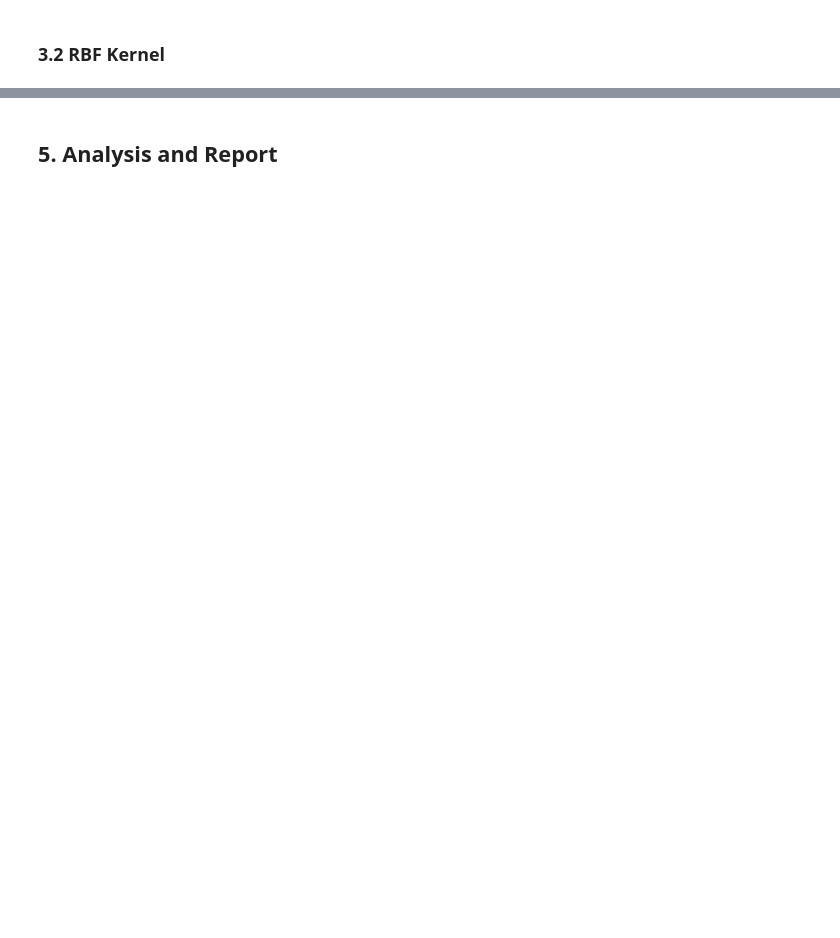
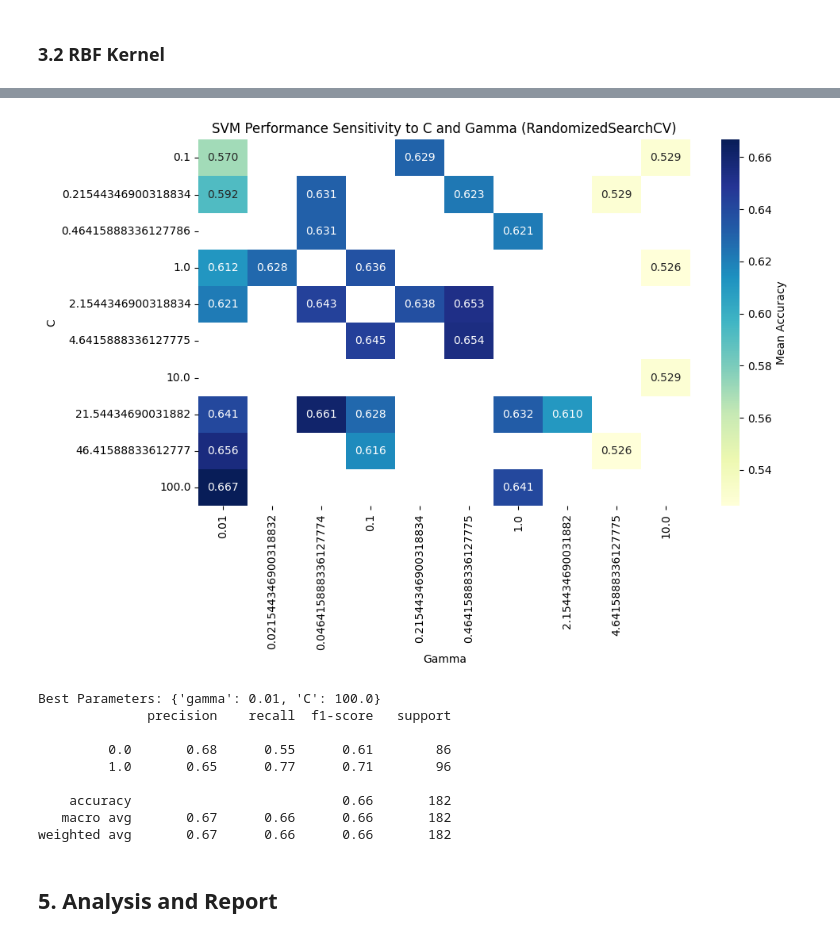
Before and after one commit to harshit-jain52/CS60050, a Jupyter notebook: assgn03/A3_Part1.ipynb, the cells around one changed output, grey strips where cells are left out. Saved outputs shown, nothing was run; the diff lists cells and outputs as text; code cells hidden in the pictures; blank space fills up the shorter version.

```diff
--- a/assgn03/A3_Part1.ipynb
+++ b/assgn03/A3_Part1.ipynb
@@ -618,2 +726,46 @@ Metrics:
+# %%
+# Define the parameter distribution for C and gamma
+param_dist = {
+    'C': np.logspace(-1, 2, num=10),  # C values from 0.1 to 100
+    'gamma': np.logspace(-2, 1, num=10) # gamma values from 0.01 to 10
+}
+
+# Initialize the SVC model
+svm = SVC(kernel='rbf', random_state=42)
+
+# Perform RandomizedSearchCV
+random_search = RandomizedSearchCV(svm, param_distributions=param_dist, n_iter=30, scoring='accuracy', cv=5, n_jobs=-1, random_state=42)
+random_search.fit(data_train, target_train)
+
+# Extract results into a DataFrame
+results = pd.DataFrame(random_search.cv_results_)
+
+# Create a pivot table for heatmap visualization
+heatmap_data = results.pivot(index='param_C', columns='param_gamma', values='mean_test_score')
+
+# Plot the heatmap
+plt.figure(figsize=(10, 6))
+sns.heatmap(heatmap_data, annot=True, fmt=".3f", cmap="YlGnBu", cbar_kws={'label': 'Mean Accuracy'})
+plt.title('SVM Performance Sensitivity to C and Gamma (RandomizedSearchCV)')
+plt.xlabel('Gamma')
+plt.ylabel('C')
+plt.show()
+
+# Print the best parameters and classification report
+print(f"Best Parameters: {random_search.best_params_}")
+best_model = random_search.best_estimator_
+y_pred = best_model.predict(data_test)
+print(classification_report(target_test, y_pred))
+# %% [output]
+[figure, added]
+Best Parameters: {'gamma': 0.01, 'C': 100.0}
+              precision    recall  f1-score   support
+
+         0.0       0.68      0.55      0.61        86
+         1.0       0.65      0.77      0.71        96
+
+    accuracy                           0.66       182
+   macro avg       0.67      0.66      0.66       182
+weighted avg       0.67      0.66      0.66       182
 # %% [markdown]
 ## 5. Analysis and Report
```
Also changed, not shown: parts of 31 cells of this notebook, 2 other files.
